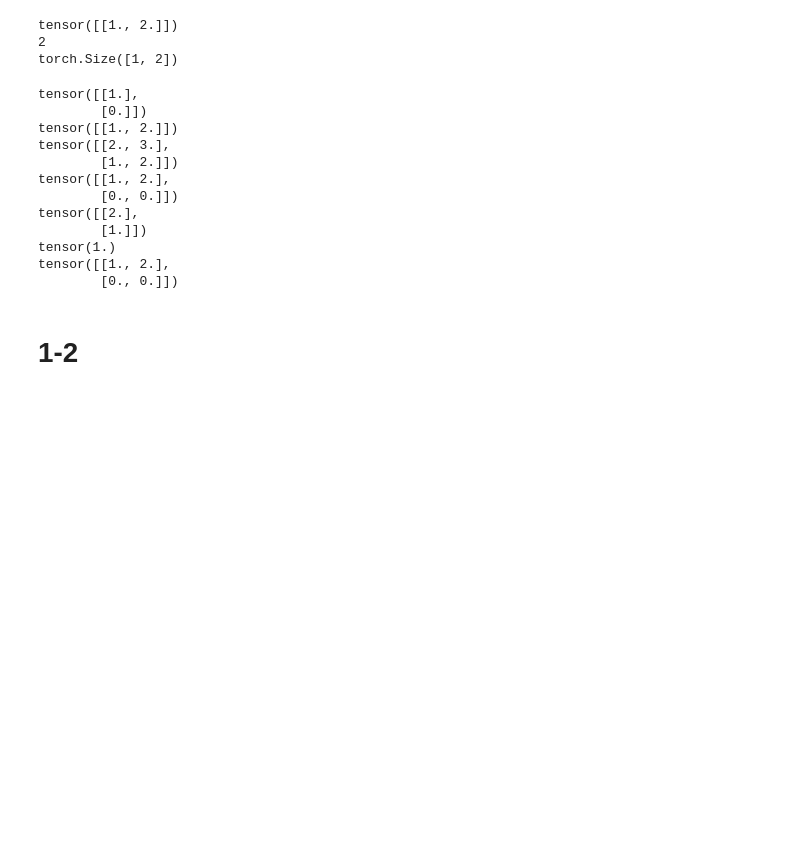
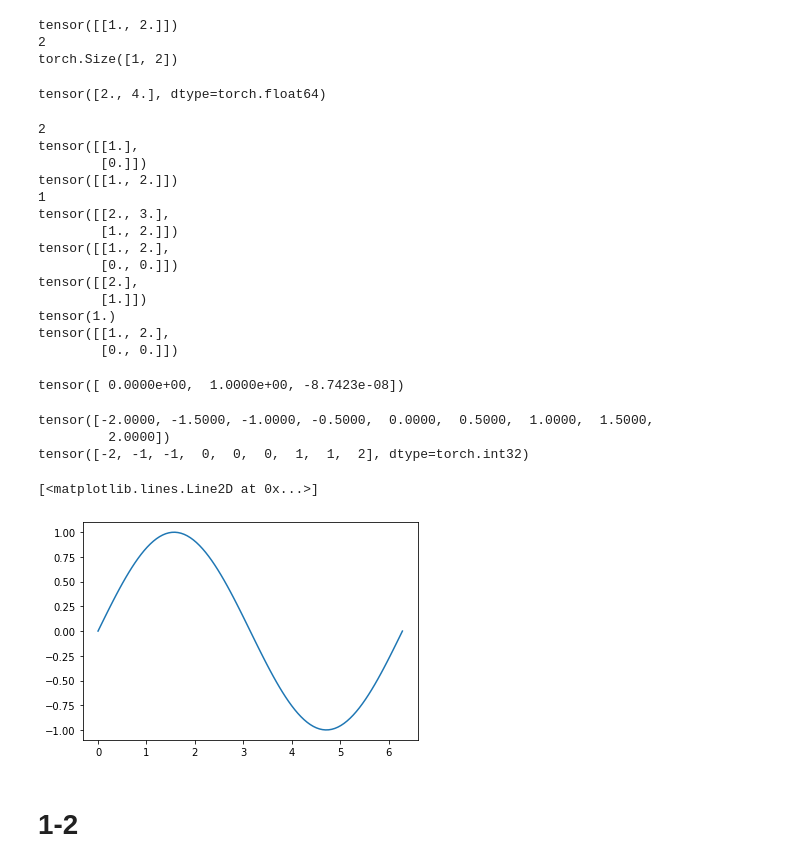
Before and after one commit to andyHSU-DS/Andy-Portfolio, a Jupyter notebook: PyTorch/Lesson 1.ipynb, the cells around one changed output. Cells and saved outputs as stored; diff of their text form; code cells hidden in the pictures; blank space fills up the shorter version.

Commit message:
PyTorch

```diff
--- a/PyTorch/Lesson 1.ipynb
+++ b/PyTorch/Lesson 1.ipynb
@@ -136,14 +145,22 @@ print(torch.tensor([[1.0,2.0]]).size())
 tensor([[1., 2.]])
 2
 torch.Size([1, 2])
+# %%
+u = torch.tensor([1,2],dtype = torch.float64)
+v = torch.tensor([1,2])
+print(u+v)
+# %% [output]
+tensor([2., 4.], dtype=torch.float64)
 # %%
 u = torch.tensor([[1.0],
                   [0.0]])
+print(u.ndimension())
 v = torch.tensor([[1.0],
                   [2.0]]).view(1,-1)
 print(u)
 print(v)
 u_1D = torch.tensor([1.0,0.0])
+print(u_1D.ndimension())
 v_1D = torch.tensor([1.0,2.0])
 print(u+v)
 print(u*v)
@@ -151,9 +168,11 @@ print(u+1)#Adding a constant to tensor
 print(torch.dot(u_1D,v_1D))
 print(torch.mm(u,v))#2D內積
 # %% [output]
+2
 tensor([[1.],
         [0.]])
 tensor([[1., 2.]])
+1
 tensor([[2., 3.],
         [1., 2.]])
 tensor([[1., 2.],
@@ -163,6 +182,25 @@ tensor([[2.],
 tensor(1.)
 tensor([[1., 2.],
         [0., 0.]])
+# %%
+x = torch.tensor([0, np.pi/2, np.pi])
+torch.sin(x)
+# %% [output]
+tensor([ 0.0000e+00,  1.0000e+00, -8.7423e-08])
+# %%
+print(torch.linspace(-2,2,9))
+print(torch.linspace(-2,2,9,dtype=torch.int32))
+# %% [output]
+tensor([-2.0000, -1.5000, -1.0000, -0.5000,  0.0000,  0.5000,  1.0000,  1.5000,
+         2.0000])
+tensor([-2, -1, -1,  0,  0,  0,  1,  1,  2], dtype=torch.int32)
+# %%
+x = torch.linspace(0, 2*np.pi, 100)
+y = torch.sin(x)
+plt.plot(x.numpy(), y.numpy())
+# %% [output]
+[<matplotlib.lines.Line2D at 0x...>]
+[figure, added]
 # %% [markdown]
 # 1-2
 # %%
```
Also changed, not shown: parts of 8 cells of this notebook.
